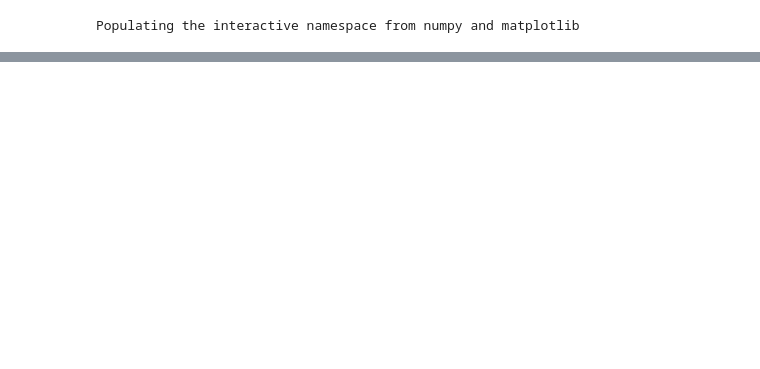
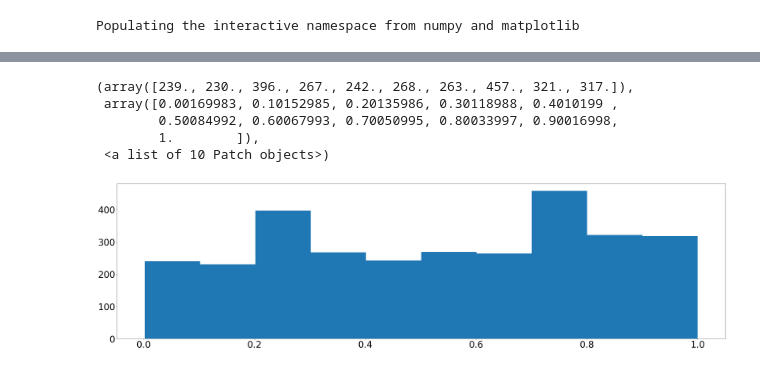
Before and after one commit to fabianp/Code_CMPT_paper, a Jupyter notebook: simulated_experiments/CMPT_plot_experiment.ipynb, the cells around one changed output, grey strips where cells are left out. Drawn from its saved outputs; the diff is of its cells as text; code cells hidden in the pictures; blank space fills up the shorter version.

```diff
--- a/simulated_experiments/CMPT_plot_experiment.ipynb
+++ b/simulated_experiments/CMPT_plot_experiment.ipynb
@@ -82,0 +119,9 @@ Sizes of ROI:
+# %%
+plt.hist(pvals_decoding[:, 0], bins=10)
+# %% [output]
+(array([239., 230., 396., 267., 242., 268., 263., 457., 321., 317.]),
+ array([0.00169983, 0.10152985, 0.20135986, 0.30118988, 0.4010199 ,
+        0.50084992, 0.60067993, 0.70050995, 0.80033997, 0.90016998,
+        1.        ]),
+ <a list of 10 Patch objects>)
+[figure, added]
```
Also changed, not shown: parts of 14 cells of this notebook, 2 other files.
